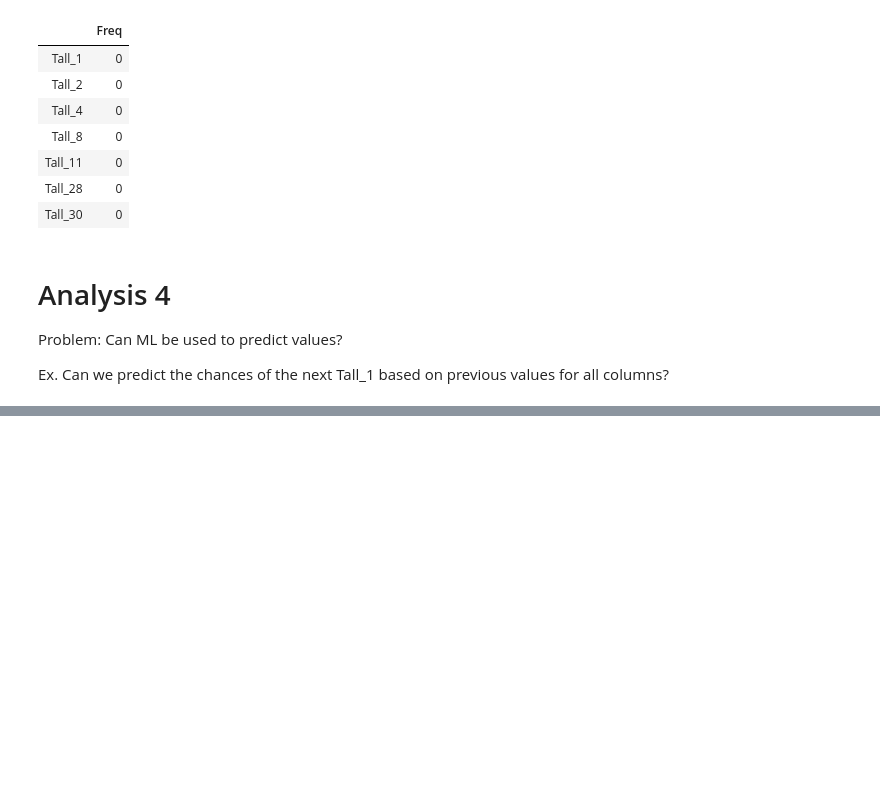
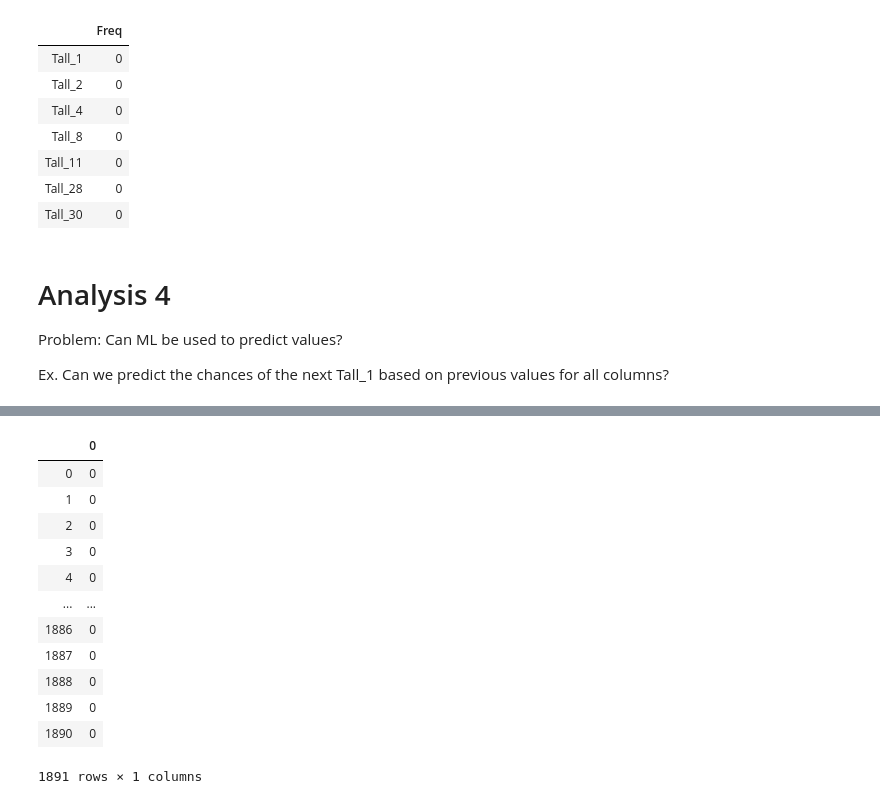
Before and after one commit to Gjerrud/Lotto, a Jupyter notebook: Jupyter/Lotto_analysis.ipynb, the cells around one changed output, grey strips where cells are left out. Cells and saved outputs as stored; diff of their text form; code cells hidden in the pictures; blank space fills up the shorter version.

Commit message:
Added next week test

```diff
--- a/Jupyter/Lotto_analysis.ipynb
+++ b/Jupyter/Lotto_analysis.ipynb
@@ -313,0 +330,18 @@ Ex. Can we predict the chances of the next Tall_1 based on previous values for a
+# %%
+df_following_week_tall_1 = pd.concat([df["Tall_1"][1:], pd.DataFrame([0])])
+df_following_week_tall_1.reset_index(inplace=True,drop=True)
+df_following_week_tall_1
+# %% [output]
+|  | 0 |
+| 0 | 0 |
+| 1 | 0 |
+| 2 | 0 |
+| 3 | 0 |
+| 4 | 0 |
+| ... | ... |
+| 1886 | 0 |
+| 1887 | 0 |
+| 1888 | 0 |
+| 1889 | 0 |
+| 1890 | 0 |
+1891 rows × 1 columns
```
Also changed, not shown: parts of 9 cells of this notebook, 2 other files.
